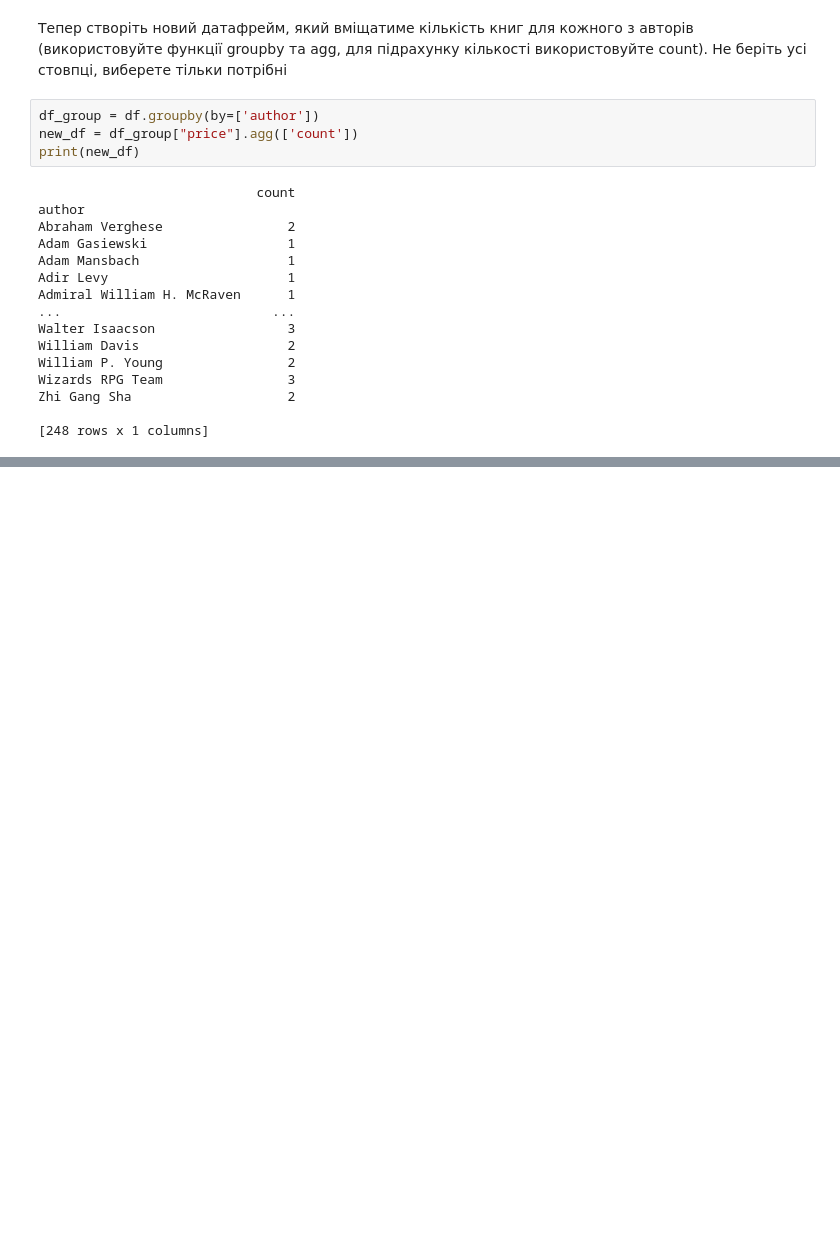
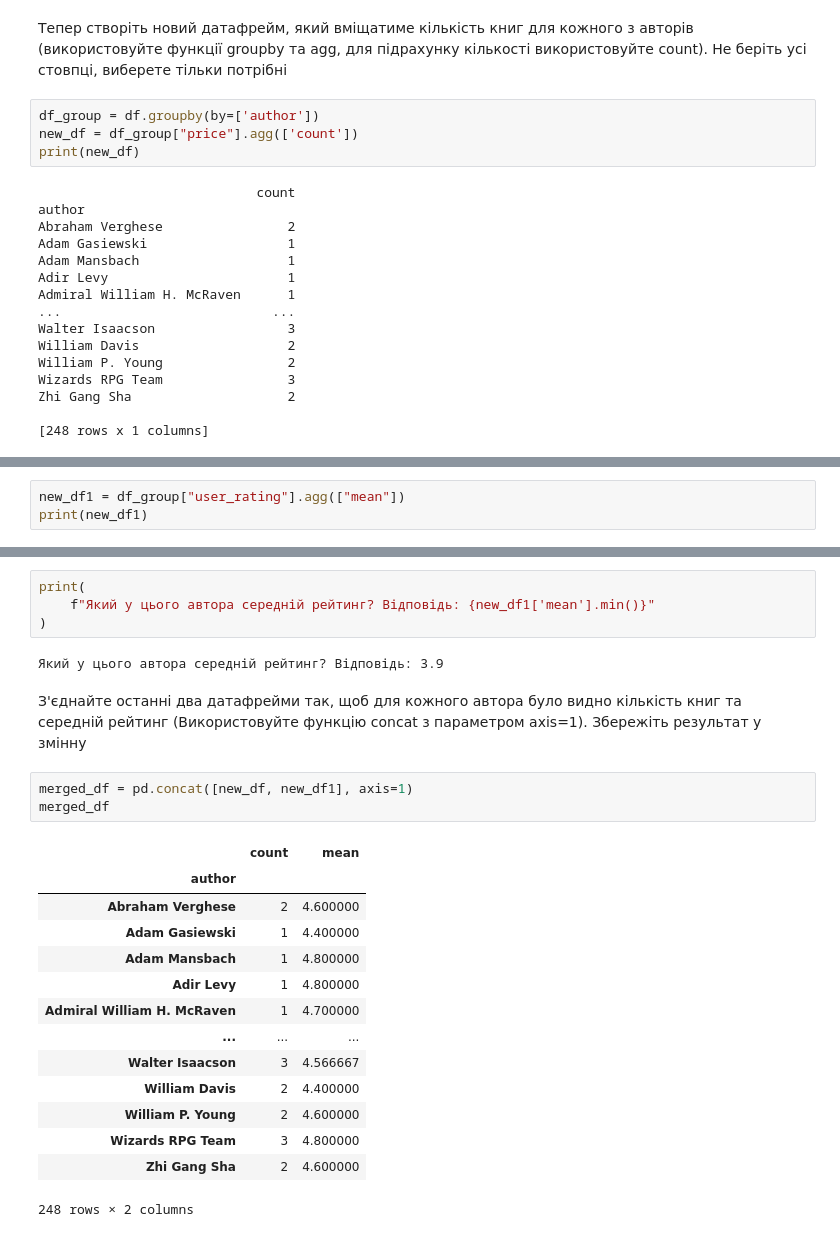
Before and after one commit to OlegNiedz/DS_HW5, a Jupyter notebook: HW5/hw5/HW5_3.ipynb, the cells around one changed output, grey strips where cells are left out. Cells and saved outputs as stored; diff of their text form; blank space fills up the shorter version.

```diff
--- a/HW5/hw5/HW5_3.ipynb
+++ b/HW5/hw5/HW5_3.ipynb
@@ -190,0 +209,3 @@ Zhi Gang Sha                    2
+# %%
+new_df1 = df_group["user_rating"].agg(["mean"])
+print(new_df1)
@@ -190,0 +234,26 @@ Zhi Gang Sha                    2
+# %%
+print(
+    f"Який у цього автора середній рейтинг? Відповідь: {new_df1['mean'].min()}"
+)
+# %% [output]
+Який у цього автора середній рейтинг? Відповідь: 3.9
+# %% [markdown]
+З'єднайте останні два датафрейми так, щоб для кожного автора було видно кількість книг та середній рейтинг (Використовуйте функцію concat з параметром axis=1). Збережіть результат у змінну
+# %%
+merged_df = pd.concat([new_df, new_df1], axis=1)
+merged_df
+# %% [output]
+|  | count | mean |
+| author |  |  |
+| Abraham Verghese | 2 | 4.600000 |
+| Adam Gasiewski | 1 | 4.400000 |
+| Adam Mansbach | 1 | 4.800000 |
+| Adir Levy | 1 | 4.800000 |
+| Admiral William H. McRaven | 1 | 4.700000 |
+| ... | ... | ... |
+| Walter Isaacson | 3 | 4.566667 |
+| William Davis | 2 | 4.400000 |
+| William P. Young | 2 | 4.600000 |
+| Wizards RPG Team | 3 | 4.800000 |
+| Zhi Gang Sha | 2 | 4.600000 |
+248 rows × 2 columns
```
Also changed, not shown: parts of 9 cells of this notebook.
